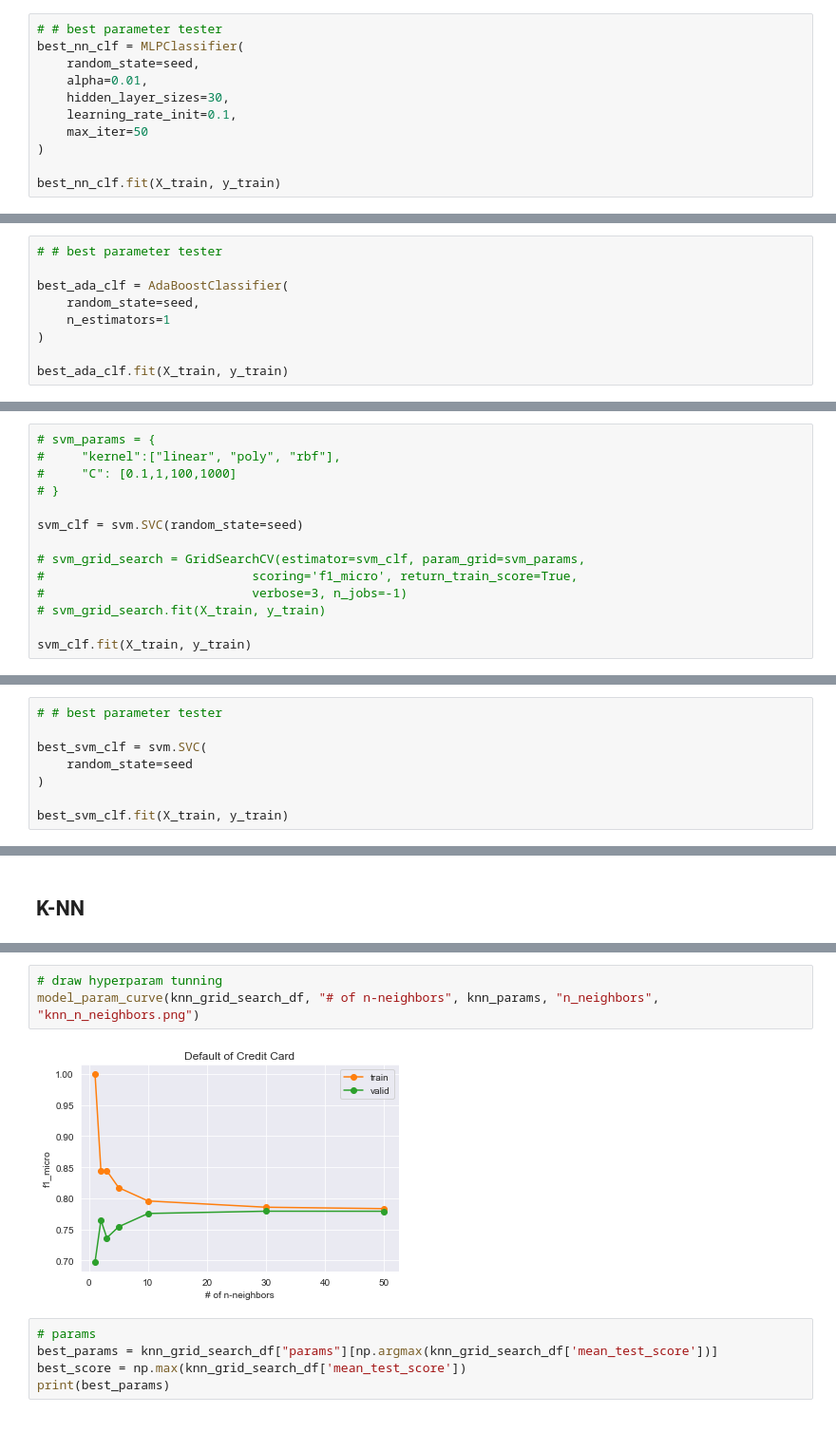
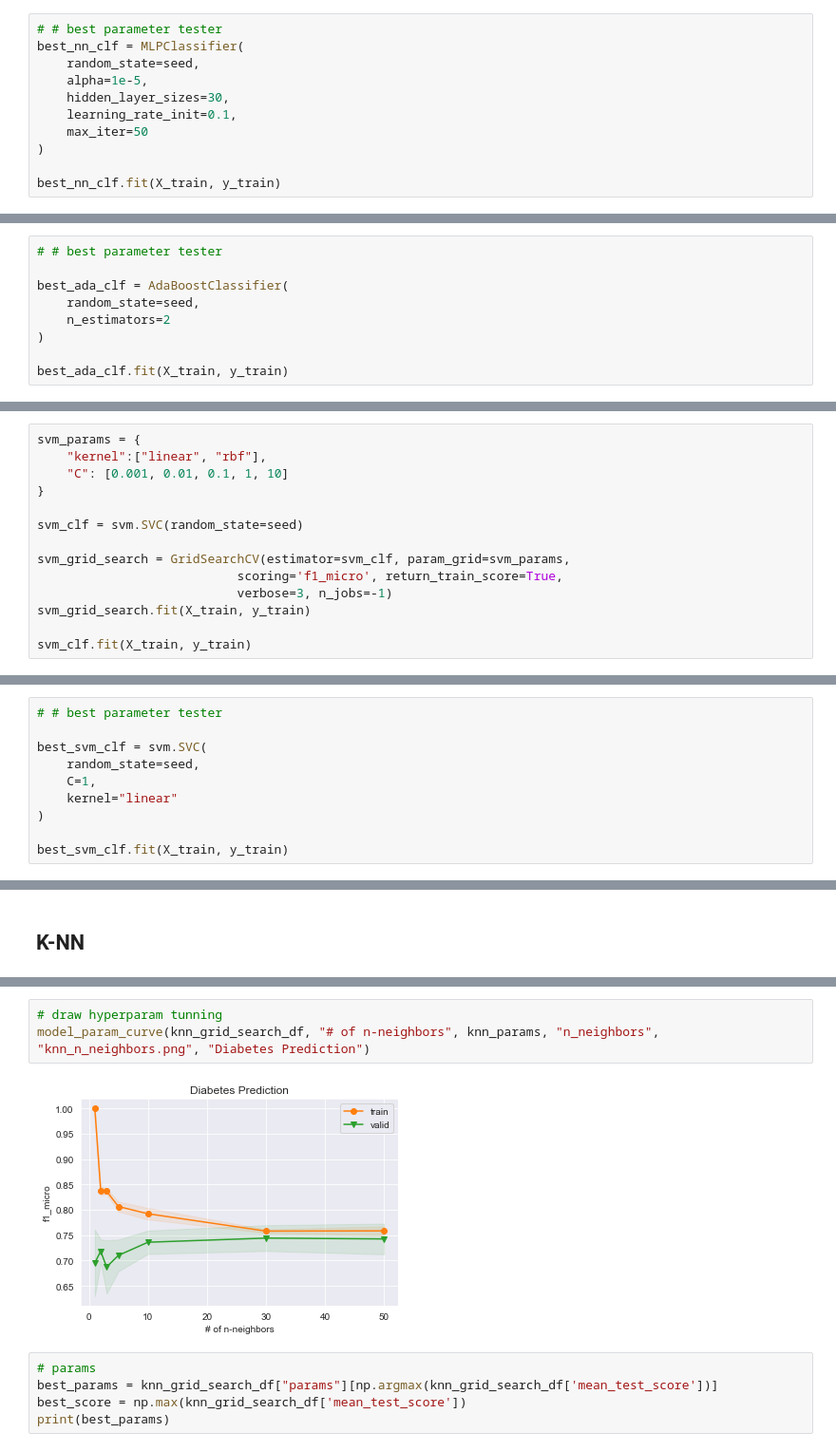
Before and after one commit to rainmaker712/machine-learning-note, a Jupyter notebook: supervised_learning/diabet_analysis.ipynb, the cells around one changed output, grey strips where cells are left out. Shown at 95% size. Cells and saved outputs as stored; diff of their text form.

```diff
--- a/supervised_learning/diabet_analysis.ipynb
+++ b/supervised_learning/diabet_analysis.ipynb
@@ -374,7 +346,7 @@ print(best_params, best_score)
 # # best parameter tester
 best_nn_clf = MLPClassifier(
     random_state=seed,
-    alpha=0.01,
+    alpha=1e-5,
     hidden_layer_sizes=30,
     learning_rate_init=0.1,
     max_iter=50
@@ -440,7 +429,7 @@ print(best_params)
 
 best_ada_clf = AdaBoostClassifier(
     random_state=seed,
-    n_estimators=1
+    n_estimators=2
 )
 
 best_ada_clf.fit(X_train, y_train)
@@ -476,17 +466,17 @@ GradientBoostingClassifier(max_features=0.6, n_estimators=1000,
 # %% [markdown]
 ## SVM
 # %%
-# svm_params = {
-#     "kernel":["linear", "poly", "rbf"],
-#     "C": [0.1,1,100,1000]
-# }
+svm_params = {
+    "kernel":["linear", "rbf"],
+    "C": [0.001, 0.01, 0.1, 1, 10]
+}
 
 svm_clf = svm.SVC(random_state=seed)
 
-# svm_grid_search = GridSearchCV(estimator=svm_clf, param_grid=svm_params,
-#                            scoring='f1_micro', return_train_score=True,
-#                            verbose=3, n_jobs=-1)
-# svm_grid_search.fit(X_train, y_train)
+svm_grid_search = GridSearchCV(estimator=svm_clf, param_grid=svm_params,
+                           scoring='f1_micro', return_train_score=True,
+                           verbose=3, n_jobs=-1)
+svm_grid_search.fit(X_train, y_train)
 
 svm_clf.fit(X_train, y_train)
 # %% [output]
@@ -542,7 +563,9 @@ print(best_params)
 # # best parameter tester
 
 best_svm_clf = svm.SVC(
-    random_state=seed
+    random_state=seed,
+    C=1,
+    kernel="linear"
 )
 
 best_svm_clf.fit(X_train, y_train)
@@ -591,9 +619,9 @@ knn_grid_search_df.sort_values(by="rank_test_score")
 7 rows × 21 columns
 # %%
 # draw hyperparam tunning
-model_param_curve(knn_grid_search_df, "# of n-neighbors", knn_params, "n_neighbors", "knn_n_neighbors.png")
+model_param_curve(knn_grid_search_df, "# of n-neighbors", knn_params, "n_neighbors", "knn_n_neighbors.png", "Diabetes Prediction")
 # %% [output]
-[figure, old version]
+[figure, new version]
 # %%
 # params
 best_params = knn_grid_search_df["params"][np.argmax(knn_grid_search_df['mean_test_score'])]
```
Also changed, not shown: parts of 34 cells of this notebook, 6 other files.
